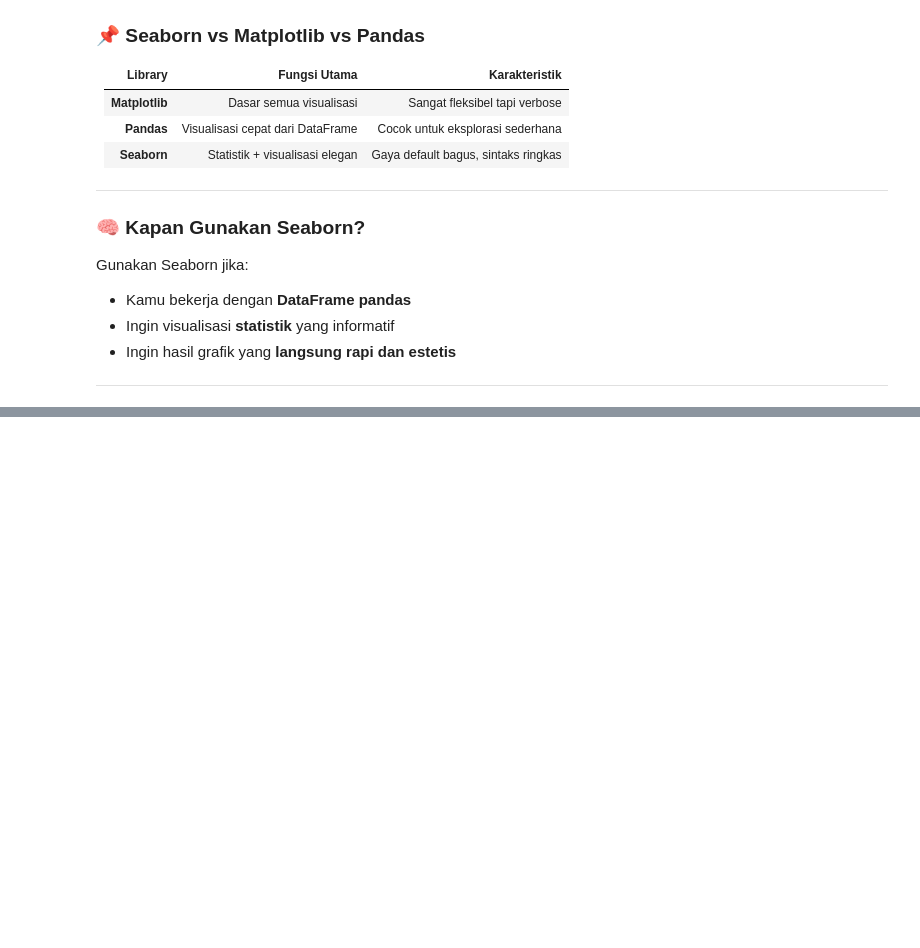
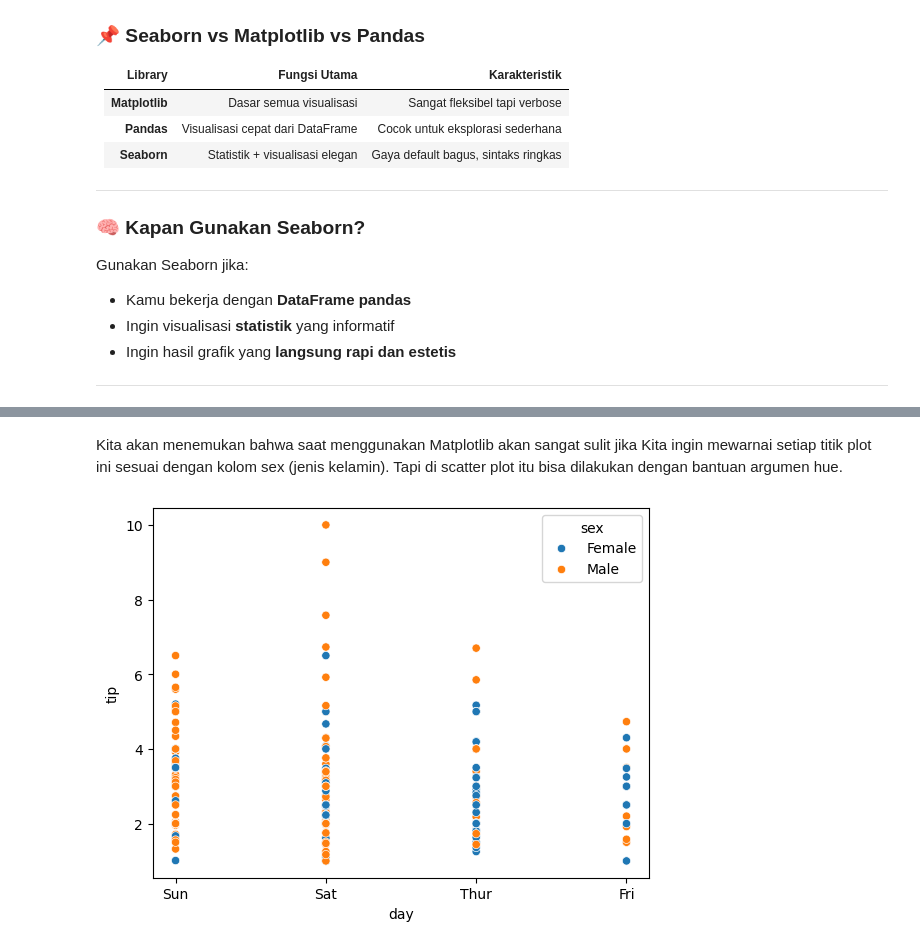
Before and after one commit to TurmaeUrsorum/belajar-piton, a Jupyter notebook: 21. Data Visualization Seaborn/seaborn.ipynb, the cells around one changed output, grey strips where cells are left out. Drawn from its saved outputs; the diff is of its cells as text; code cells hidden in the pictures; blank space fills up the shorter version.

```diff
--- a/21. Data Visualization Seaborn/seaborn.ipynb
+++ b/21. Data Visualization Seaborn/seaborn.ipynb
@@ -68,0 +92,7 @@ Gunakan Seaborn jika:
+# %% [markdown]
+Kita akan menemukan bahwa saat menggunakan Matplotlib akan sangat sulit jika Kita ingin mewarnai setiap titik plot ini sesuai dengan kolom sex (jenis kelamin). Tapi di scatter plot itu bisa dilakukan dengan bantuan argumen hue.
+# %%
+sns.scatterplot(x="day", y="tip", hue="sex", data=data)
+plt.show()
+# %% [output]
+[figure, added]
```
Also changed, not shown: parts of 3 cells of this notebook, 1 other file.
